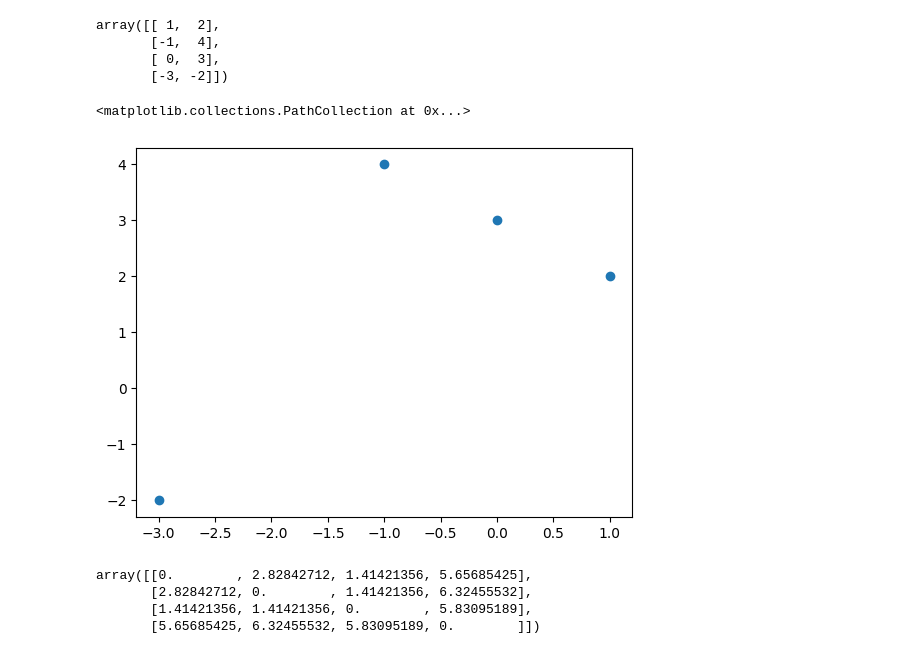
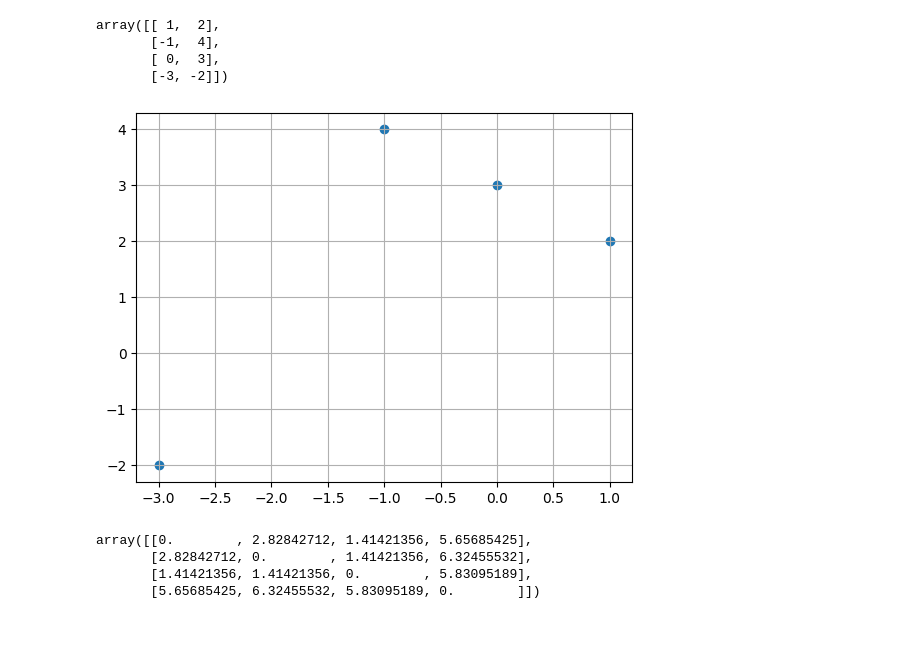
Before and after one commit to Thewaiii/BSC_DPDM23, a Jupyter notebook: Understanding_Data.ipynb, the cells around one changed output. Saved outputs shown, nothing was run; the diff lists cells and outputs as text; code cells hidden in the pictures.

```diff
--- a/Understanding_Data.ipynb
+++ b/Understanding_Data.ipynb
@@ -337,7 +404,7 @@ array([[ 1,  2],
        [-3, -2]])
 # %%
 plt.scatter(data_points[:,0],data_points[:,1])
+plt.grid(True)
 # %% [output]
-<matplotlib.collections.PathCollection at 0x...>
-[figure, old version]
+[figure, new version]
 # %%
```
Also changed, not shown: parts of 18 cells of this notebook.
